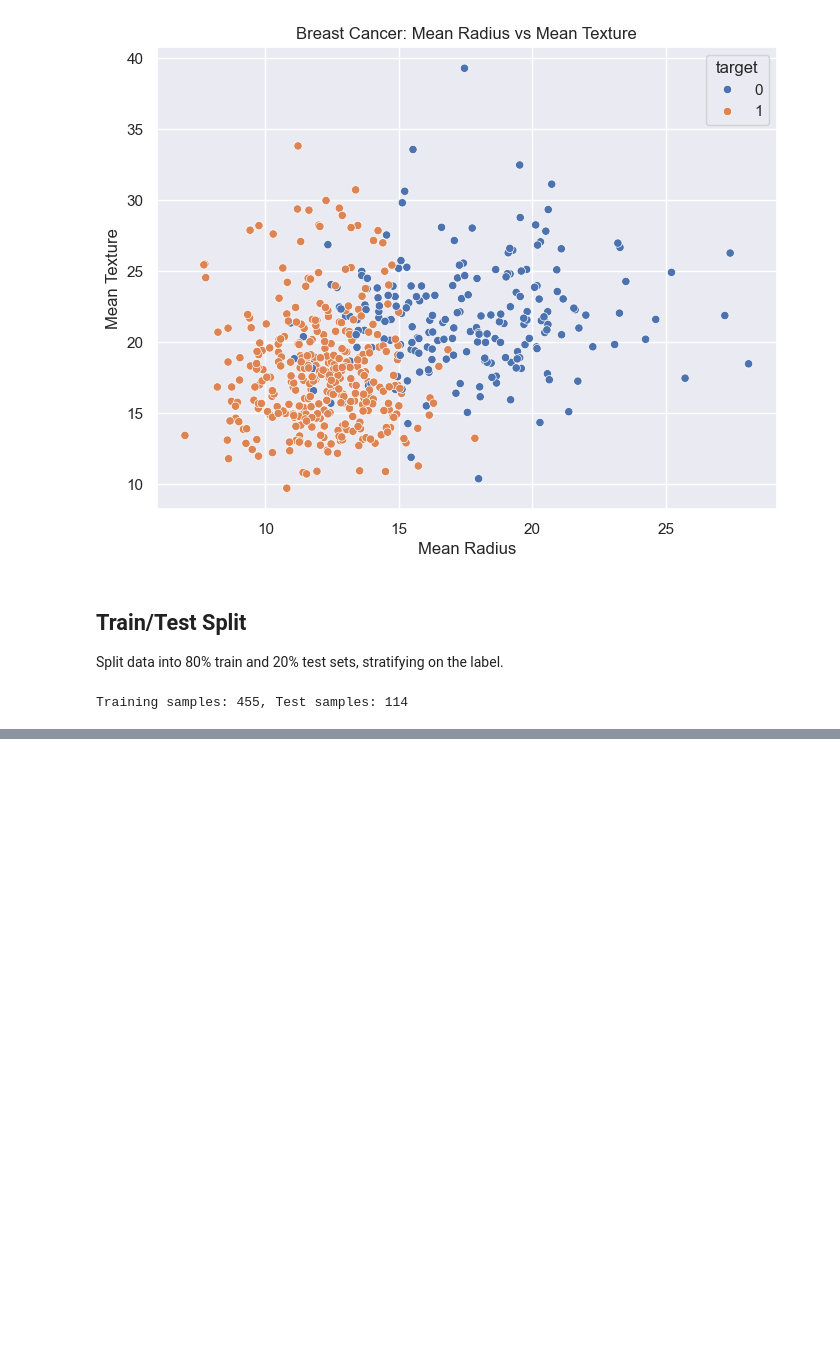
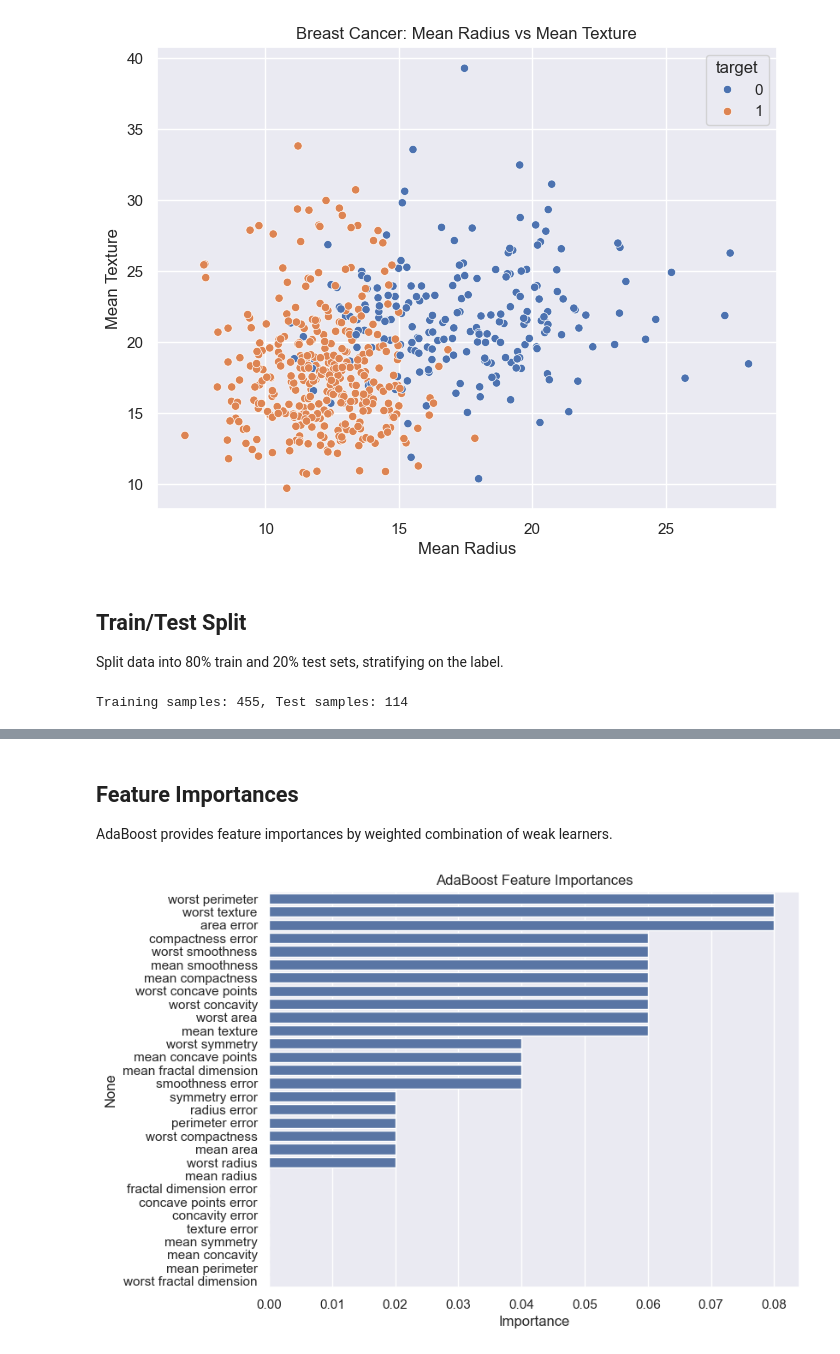
Before and after one commit to t0dd26/CMOR438-Spring-2025, a Jupyter notebook: Supervised ML/Classification/Ensemble_Boosting_Classification.ipynb, the cells around one changed output, grey strips where cells are left out. Drawn from its saved outputs; the diff is of its cells as text; code cells hidden in the pictures; blank space fills up the shorter version.

```diff
--- a/Supervised ML/Classification/Ensemble_Boosting_Classification.ipynb
+++ b/Supervised ML/Classification/Ensemble_Boosting_Classification.ipynb
@@ -73,0 +113,13 @@ Training samples: 455, Test samples: 114
+# %% [markdown]
+## Feature Importances
+AdaBoost provides feature importances by weighted combination of weak learners.
+# %%
+importances = adb.feature_importances_
+fi = pd.Series(importances, index=X.columns).sort_values(ascending=False)
+plt.figure(figsize=(8,6))
+sns.barplot(x=fi, y=fi.index)
+plt.xlabel('Importance')
+plt.title('AdaBoost Feature Importances')
+plt.show()
+# %% [output]
+[figure, added]
```
Also changed, not shown: parts of 14 cells of this notebook.
